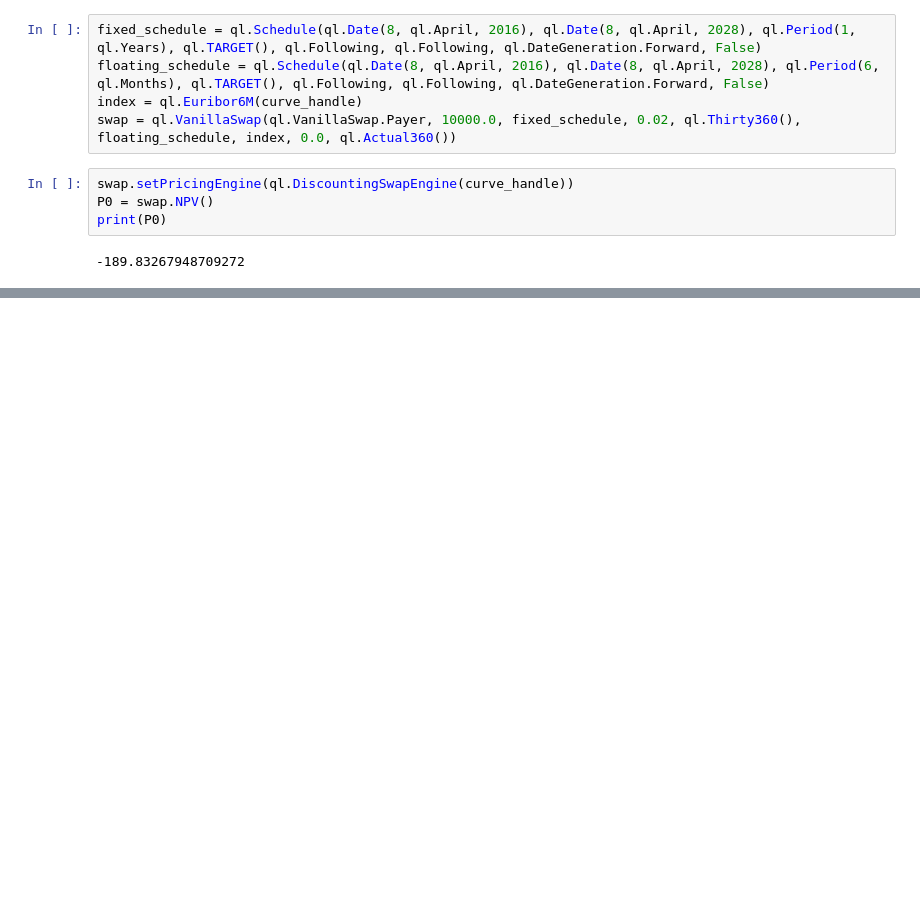
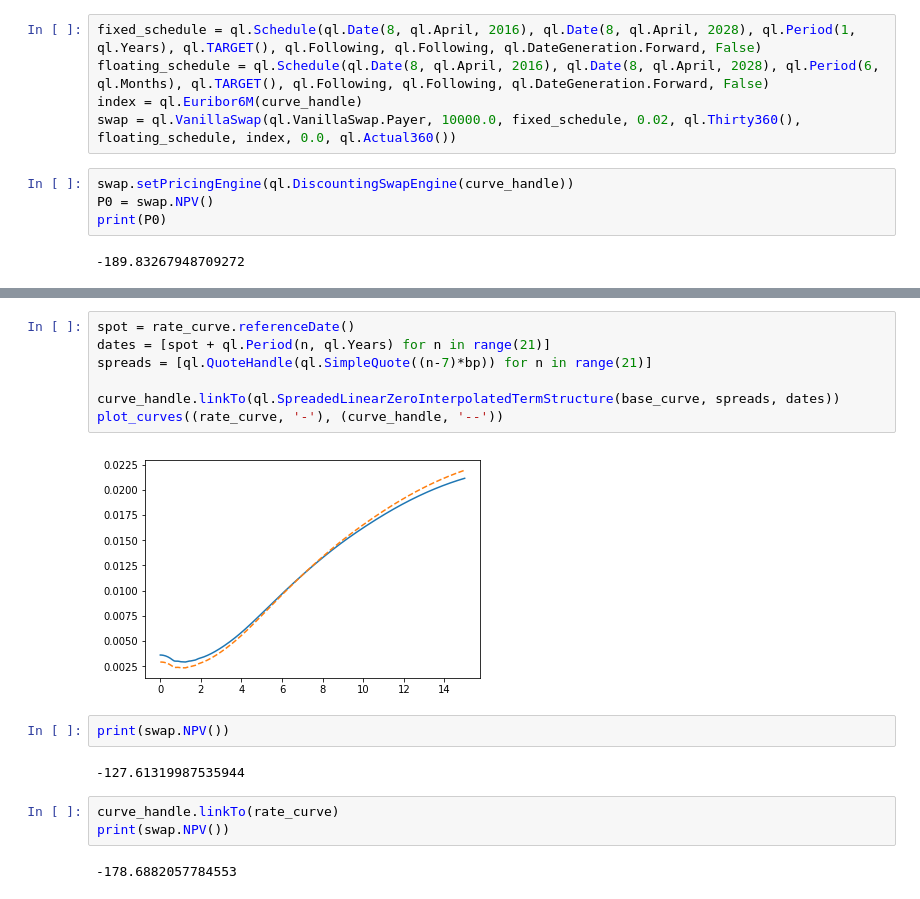
Before and after one commit to 08zhangyi/DerivativesWithQuantLib, a Jupyter notebook: QuantLib学习/02Interest-rate_curves/13Interest-rate_sensitivities_via_zero_spread.ipynb, the cells around one changed output, grey strips where cells are left out. Cells and saved outputs as stored; diff of their text form; blank space fills up the shorter version.

```diff
--- a/QuantLib学习/02Interest-rate_curves/13Interest-rate_sensitivities_via_zero_spread.ipynb
+++ b/QuantLib学习/02Interest-rate_curves/13Interest-rate_sensitivities_via_zero_spread.ipynb
@@ -48,0 +78,18 @@ print(P0)
+# %%
+spot = rate_curve.referenceDate()
+dates = [spot + ql.Period(n, ql.Years) for n in range(21)]
+spreads = [ql.QuoteHandle(ql.SimpleQuote((n-7)*bp)) for n in range(21)]
+
+curve_handle.linkTo(ql.SpreadedLinearZeroInterpolatedTermStructure(base_curve, spreads, dates))
+plot_curves((rate_curve, '-'), (curve_handle, '--'))
+# %% [output]
+[figure, added]
+# %%
+print(swap.NPV())
+# %% [output]
+-127.61319987535944
+# %%
+curve_handle.linkTo(rate_curve)
+print(swap.NPV())
+# %% [output]
+-178.6882057784553
```
Also changed, not shown: parts of 4 cells of this notebook.
